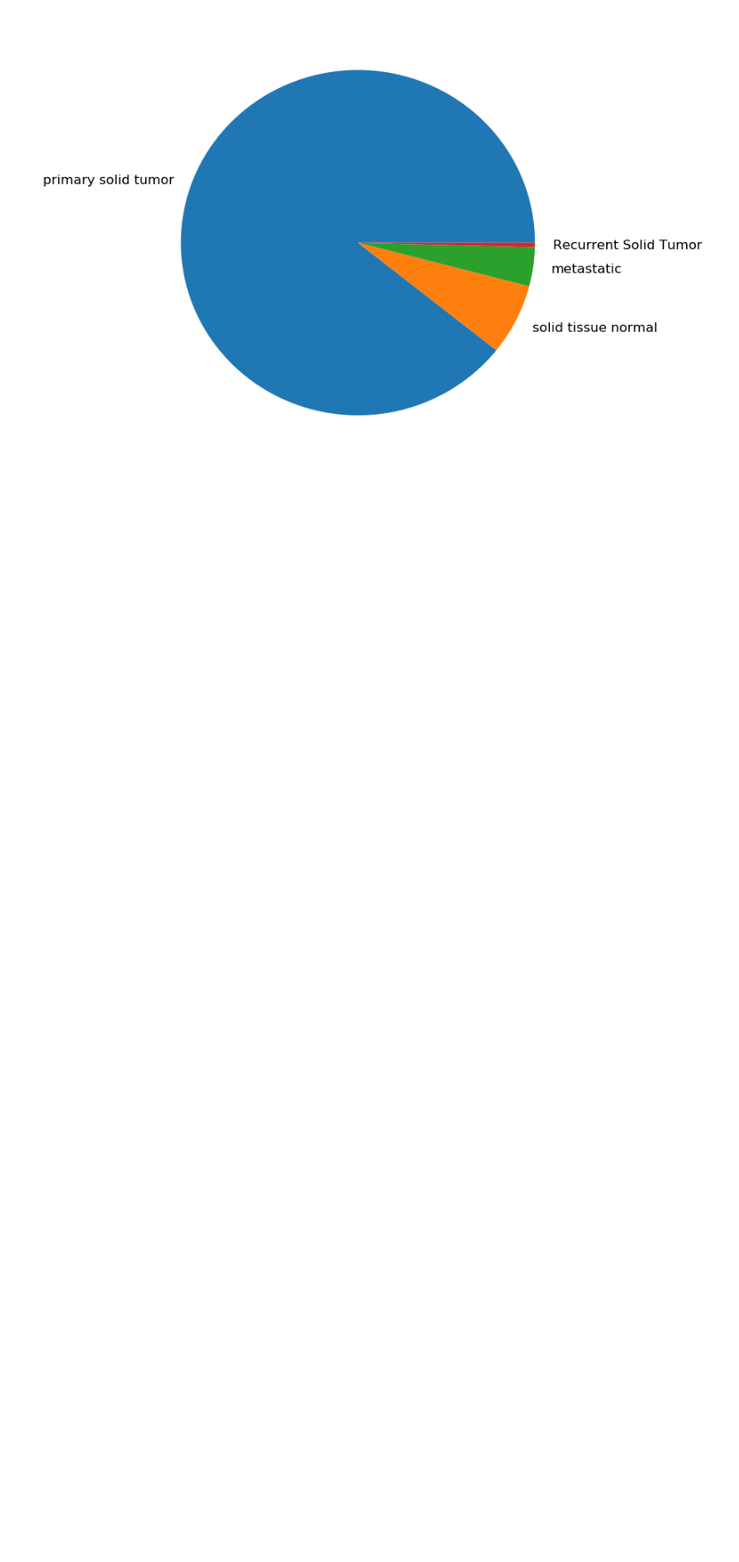
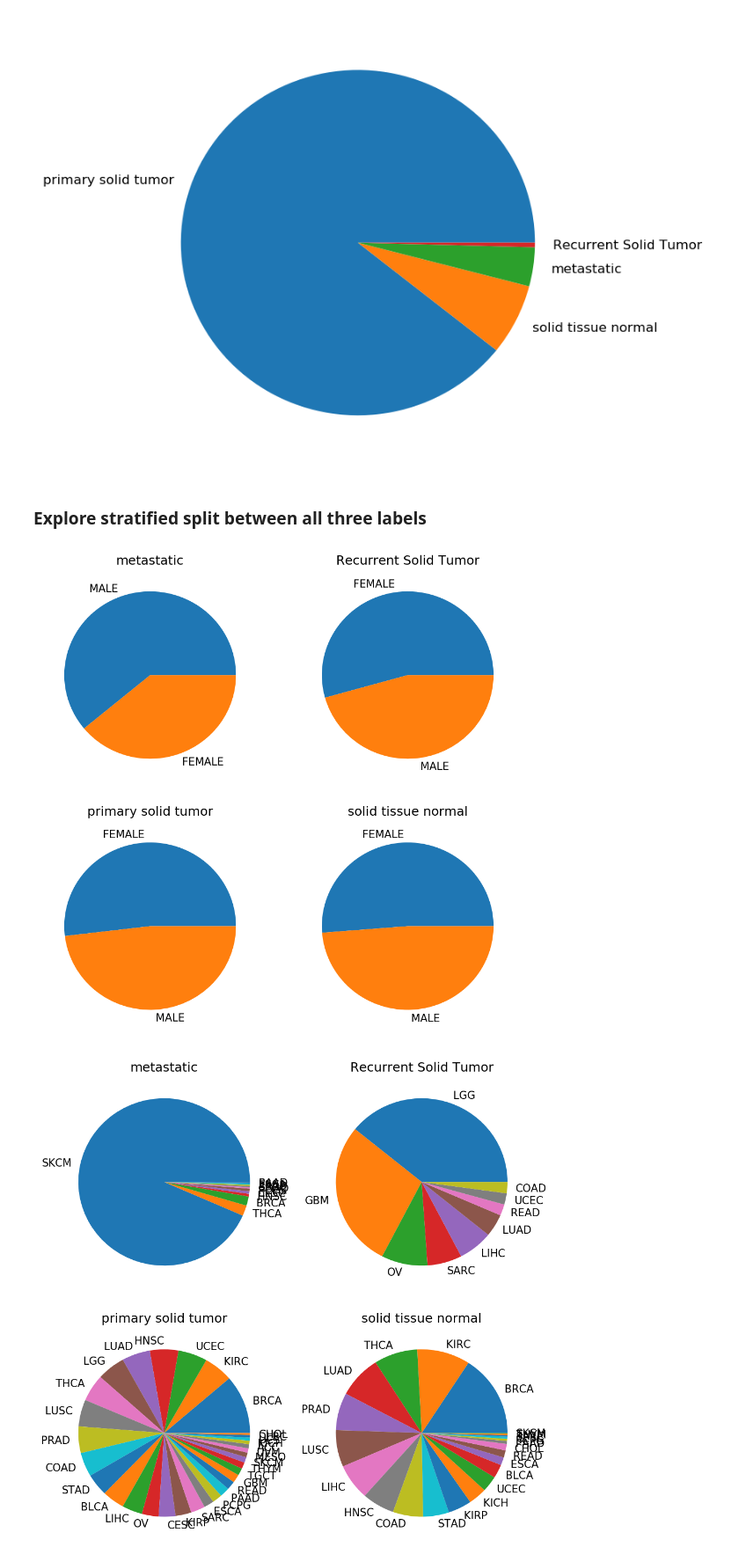
Before and after one commit to jvivian/DeepTCGA, a Jupyter notebook: Preprocessing.ipynb, the cells around one changed output. Shown at 88% size. Drawn from its saved outputs; the diff is of its cells as text; code cells hidden in the pictures; blank space fills up the shorter version.

Commit message:
look at multi-label stratified split possiblity

```diff
--- a/Preprocessing.ipynb
+++ b/Preprocessing.ipynb
@@ -188,3 +188,19 @@ for each_label in ["tissue", "gender", "tumor"]:
 [figure]
 # %%
 label_df.to_csv("./data/labels.csv")
+# %% [markdown]
+### Explore stratified split between all three labels
+# %%
+label_df = pd.read_csv("./data/labels.csv").dropna()
+# %%
+for pie_chart_label in ["label_gender", "label_tissue"]:
+    fig, axes = plt.subplots(ncols=2, nrows=2, figsize=(8,8), dpi=150)
+    for i, tumor_type in enumerate(set(label_df.label_tumor)):
+        this_tumor = label_df[label_df.label_tumor==tumor_type].copy()
+        ax = this_tumor[pie_chart_label].value_counts(normalize=True).plot.pie(ax=axes[i//2][i%2])
+        axes[i//2][i%2].set_ylabel("")
+        axes[i//2][i%2].set_title(tumor_type)
+    plt.show()
+# %% [output]
+[figure, added]
+[figure, added]
```
Also changed, not shown: parts of 1 cell of this notebook.
